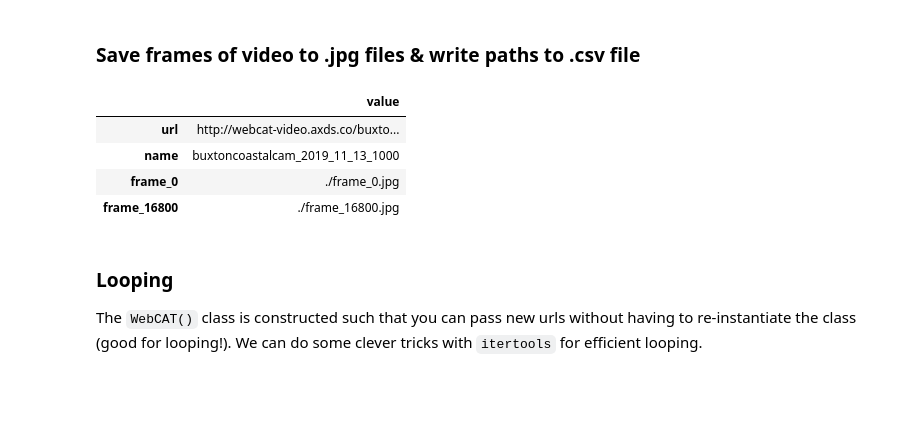
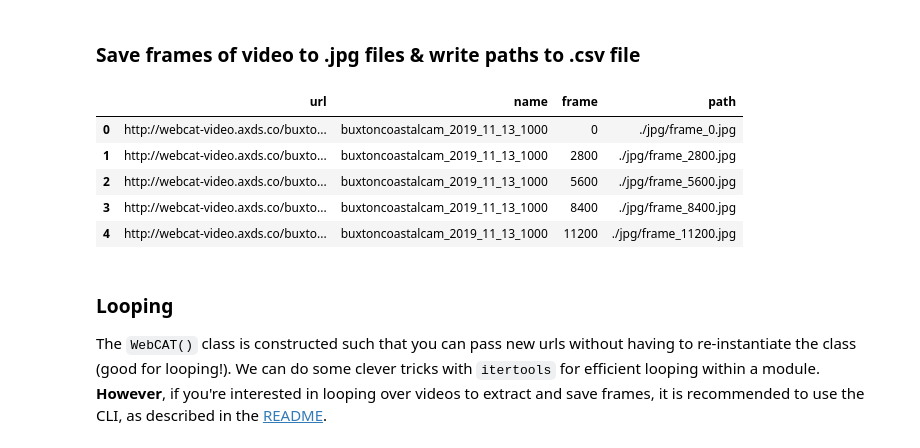
Before and after one commit to UNCG-DAISY/PyWebCAT, a Jupyter notebook: notebooks/webcat_utils_demo.ipynb, the cells around one changed output. Saved outputs shown, nothing was run; the diff lists cells and outputs as text; code cells hidden in the pictures; blank space fills up the shorter version.

```diff
--- a/webcat_utils_demo.ipynb
+++ b/notebooks/webcat_utils_demo.ipynb
@@ -43,17 +46,18 @@ wc.download_url()
 # %% [markdown]
 ### Save frames of video to .jpg files & write paths to .csv file
 # %%
-wc.save_frames(delta_t=600, fout_path="./", save_csv=True)
-pd.read_csv('buxtoncoastalcam_2019_11_13_1000.csv', index_col=0)
+wc.save_frames(delta_t=100, fout_path="./", save_csv=True)
+pd.read_csv('buxtoncoastalcam_2019_11_13_1000.csv', index_col=0).head()
 # %% [output]
-|  | value |
-| url | http://webcat-video.axds.co/buxto... |
-| name | buxtoncoastalcam_2019_11_13_1000 |
-| frame_0 | ./frame_0.jpg |
-| frame_16800 | ./frame_16800.jpg |
+|  | url | name | frame | path |
+| 0 | http://webcat-video.axds.co/buxto... | buxtoncoastalcam_2019_11_13_1000 | 0 | ./jpg/frame_0.jpg |
+| 1 | http://webcat-video.axds.co/buxto... | buxtoncoastalcam_2019_11_13_1000 | 2800 | ./jpg/frame_2800.jpg |
+| 2 | http://webcat-video.axds.co/buxto... | buxtoncoastalcam_2019_11_13_1000 | 5600 | ./jpg/frame_5600.jpg |
+| 3 | http://webcat-video.axds.co/buxto... | buxtoncoastalcam_2019_11_13_1000 | 8400 | ./jpg/frame_8400.jpg |
+| 4 | http://webcat-video.axds.co/buxto... | buxtoncoastalcam_2019_11_13_1000 | 11200 | ./jpg/frame_11200.jpg |
 # %% [markdown]
 ### Looping
 
-The `WebCAT()` class is constructed such that you can pass new urls without having to re-instantiate the class (good for looping!). We can do some clever tricks with `itertools` for efficient looping.
+The `WebCAT()` class is constructed such that you can pass new urls without having to re-instantiate the class (good for looping!). We can do some clever tricks with `itertools` for efficient looping within a module. **However**, if you're interested in looping over videos to extract and save frames, it is recommended to use the CLI, as described in the [README](../README.md).
 # %%
 station = ["buxtoncoastalcam"]
```
Also changed, not shown: parts of 5 cells of this notebook, 7 other files.
